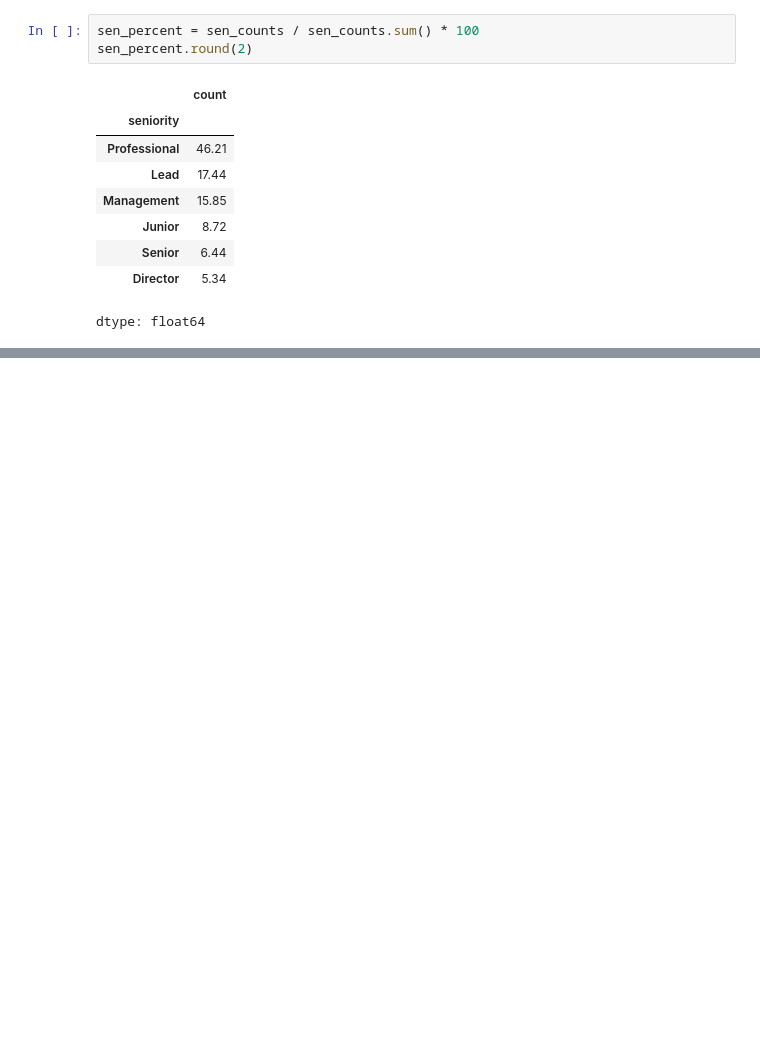
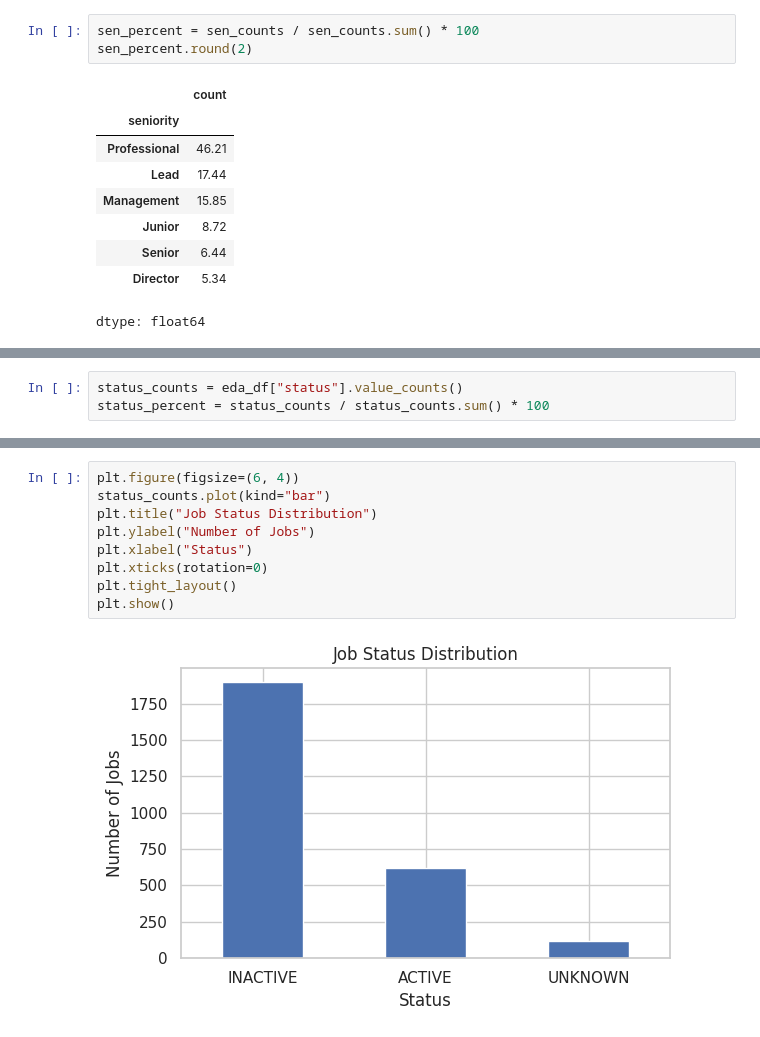
Before and after one commit to luisadosch/nlp-job-title-classification-benchmark-snapaddy, a Jupyter notebook: Untitled0.ipynb, the cells around one changed output, grey strips where cells are left out. Cells and saved outputs as stored; diff of their text form; blank space fills up the shorter version.

```diff
--- a/Untitled0.ipynb
+++ b/Untitled0.ipynb
@@ -479,0 +722,3 @@ dtype: float64
+# %%
+status_counts = eda_df["status"].value_counts()
+status_percent = status_counts / status_counts.sum() * 100
@@ -479,0 +743,11 @@ dtype: float64
+# %%
+plt.figure(figsize=(6, 4))
+status_counts.plot(kind="bar")
+plt.title("Job Status Distribution")
+plt.ylabel("Number of Jobs")
+plt.xlabel("Status")
+plt.xticks(rotation=0)
+plt.tight_layout()
+plt.show()
+# %% [output]
+[figure, added]
```
Also changed, not shown: parts of 97 cells of this notebook.
